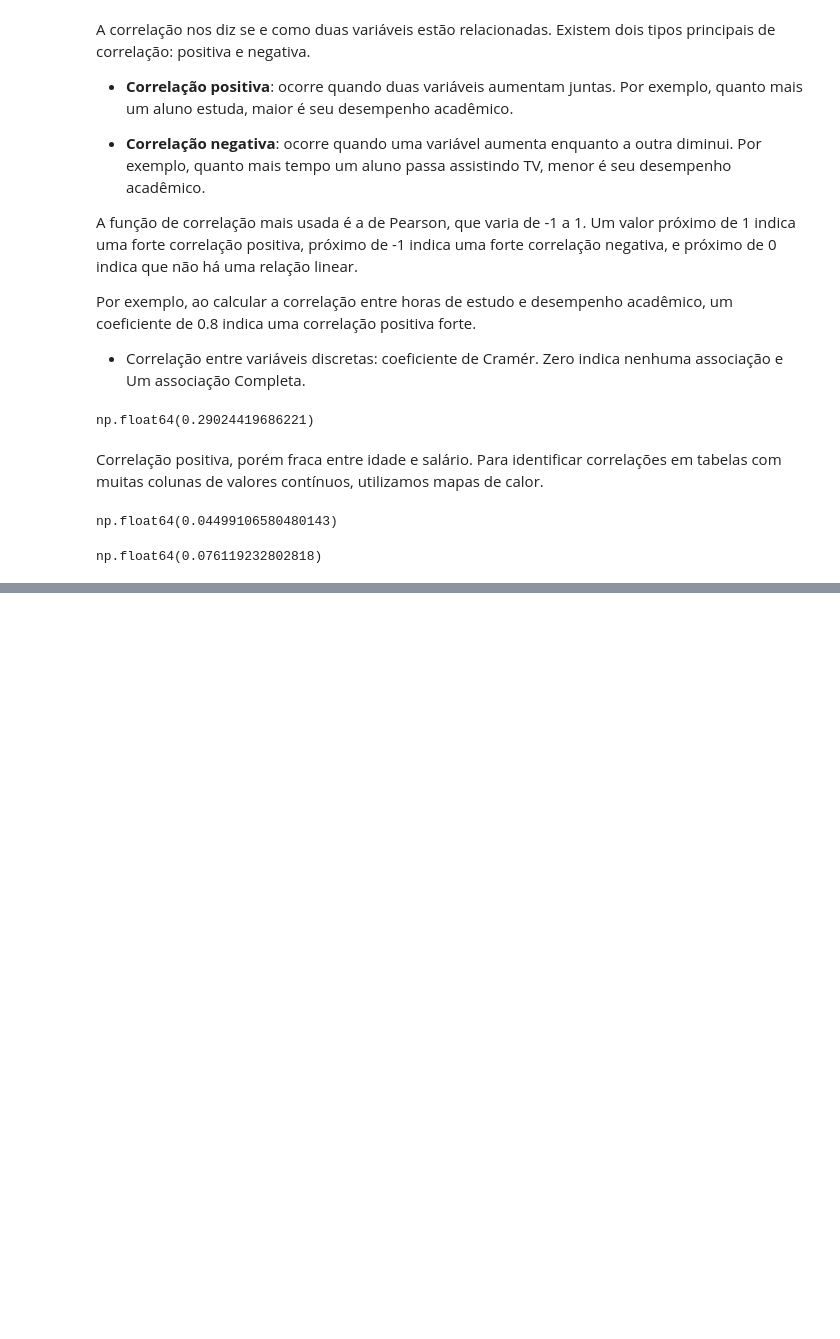
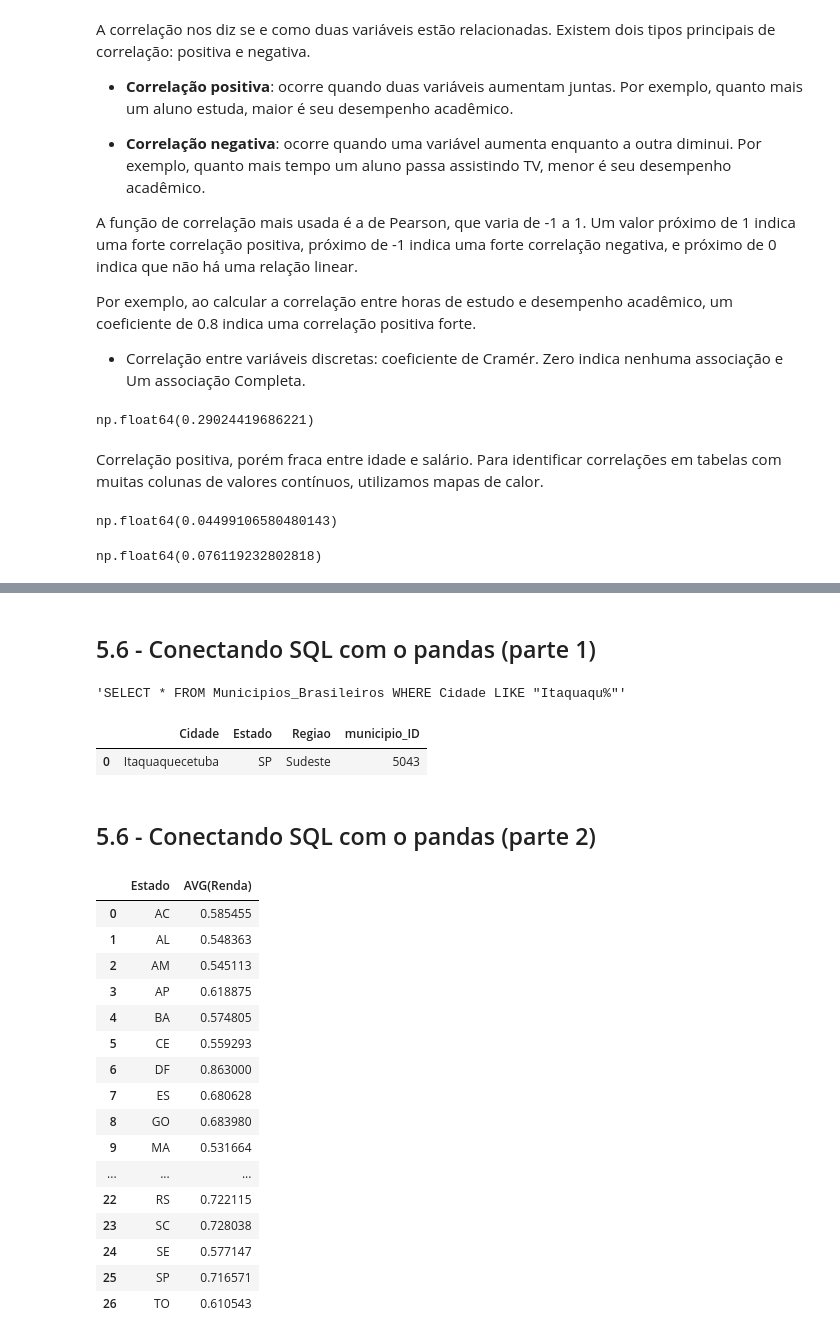
Before and after one commit to analurod/learning-data-science, a Jupyter notebook: dados_programaria/analise_dados.ipynb, the cells around one changed output, grey strips where cells are left out. Saved outputs shown, nothing was run; the diff lists cells and outputs as text; code cells hidden in the pictures; blank space fills up the shorter version.

```diff
--- a/dados_programaria/analise_dados.ipynb
+++ b/dados_programaria/analise_dados.ipynb
@@ -1075,0 +1078,2 @@ np.float64(0.076119232802818)
+# %% [markdown]
+## 5.6 - Conectando SQL com o pandas (parte 1)
@@ -1075,0 +1083,3 @@ np.float64(0.076119232802818)
+# %%
+# Conexão com o banco
+conexao_bd = sqlite3.connect('statusbrasil')
@@ -1075,0 +1088,33 @@ np.float64(0.076119232802818)
+# %%
+query
+# %% [output]
+'SELECT * FROM Municipios_Brasileiros WHERE Cidade LIKE "Itaquaqu%"'
+# %%
+pd.read_sql(query, con=conexao_bd)
+# %% [output]
+|  | Cidade | Estado | Regiao | municipio_ID |
+| 0 | Itaquaquecetuba | SP | Sudeste | 5043 |
+# %% [markdown]
+## 5.6 - Conectando SQL com o pandas (parte 2)
+# %%
+query = "SELECT Estado, AVG(Renda) FROM Municipios_Brasileiros mb INNER JOIN Municipios_Status ms ON mb.municipio_ID = ms.municipio_ID GROUP BY Estado"
+# %%
+pd.read_sql(query, con=conexao_bd)
+# %% [output]
+|  | Estado | AVG(Renda) |
+| 0 | AC | 0.585455 |
+| 1 | AL | 0.548363 |
+| 2 | AM | 0.545113 |
+| 3 | AP | 0.618875 |
+| 4 | BA | 0.574805 |
+| 5 | CE | 0.559293 |
+| 6 | DF | 0.863000 |
+| 7 | ES | 0.680628 |
+| 8 | GO | 0.683980 |
+| 9 | MA | 0.531664 |
+| ... | ... | ... |
+| 22 | RS | 0.722115 |
+| 23 | SC | 0.728038 |
+| 24 | SE | 0.577147 |
+| 25 | SP | 0.716571 |
+| 26 | TO | 0.610543 |
```
Also changed, not shown: parts of 18 cells of this notebook, 6 other files.
